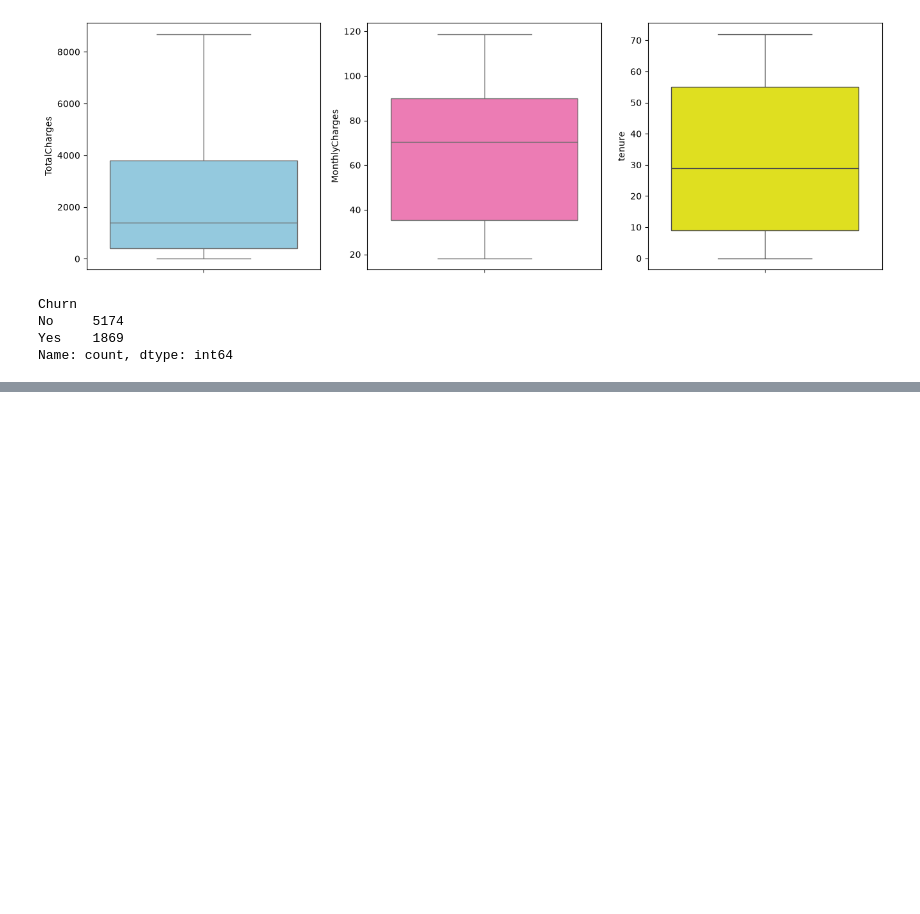
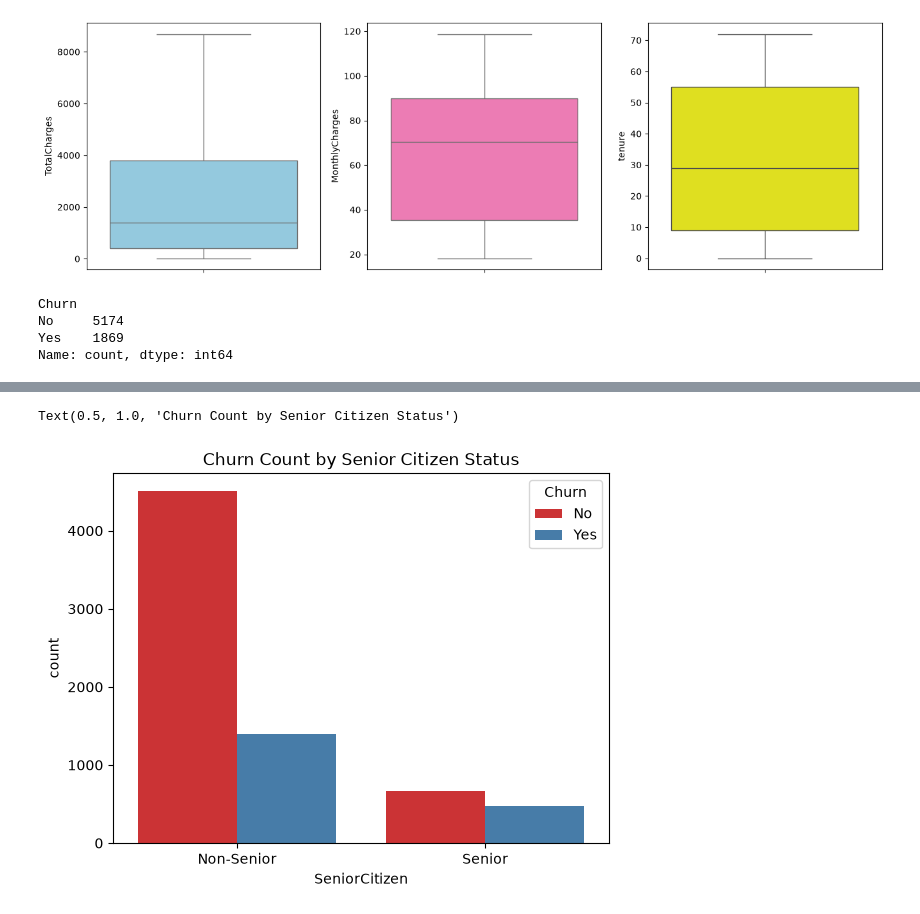
Before and after one commit to DhvanishChodavadiya/Customer-churn-prediction-, a Jupyter notebook: notebook/EDA.ipynb, the cells around one changed output, grey strips where cells are left out. Drawn from its saved outputs; the diff is of its cells as text; code cells hidden in the pictures; blank space fills up the shorter version.

```diff
--- a/notebook/EDA.ipynb
+++ b/notebook/EDA.ipynb
@@ -234,0 +245,7 @@ Name: count, dtype: int64
+# %%
+sns.countplot(data=df, x='SeniorCitizen', hue='Churn', palette='Set1')
+plt.xticks([0,1], ['Non-Senior', 'Senior'])
+plt.title('Churn Count by Senior Citizen Status')
+# %% [output]
+Text(0.5, 1.0, 'Churn Count by Senior Citizen Status')
+[figure, added]
```
Also changed, not shown: parts of 14 cells of this notebook, 10 other files.
